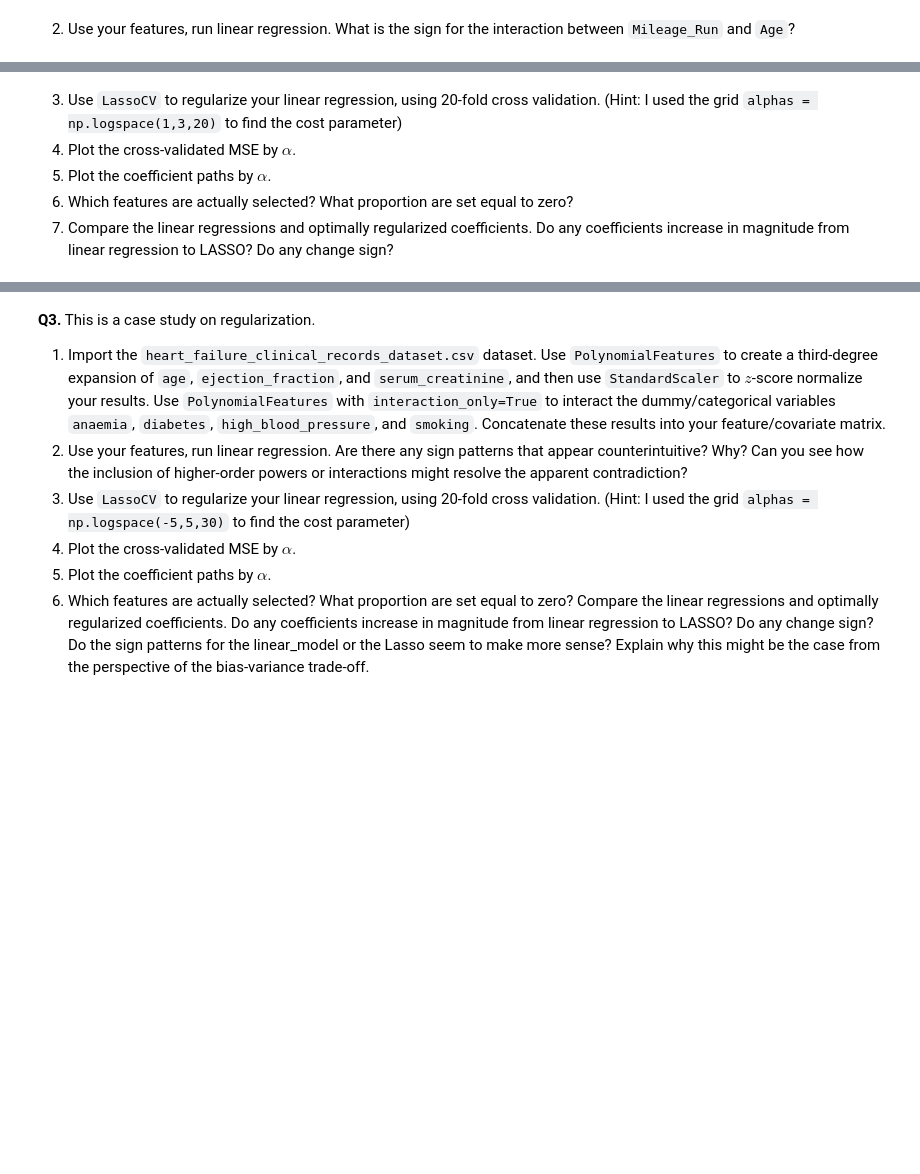
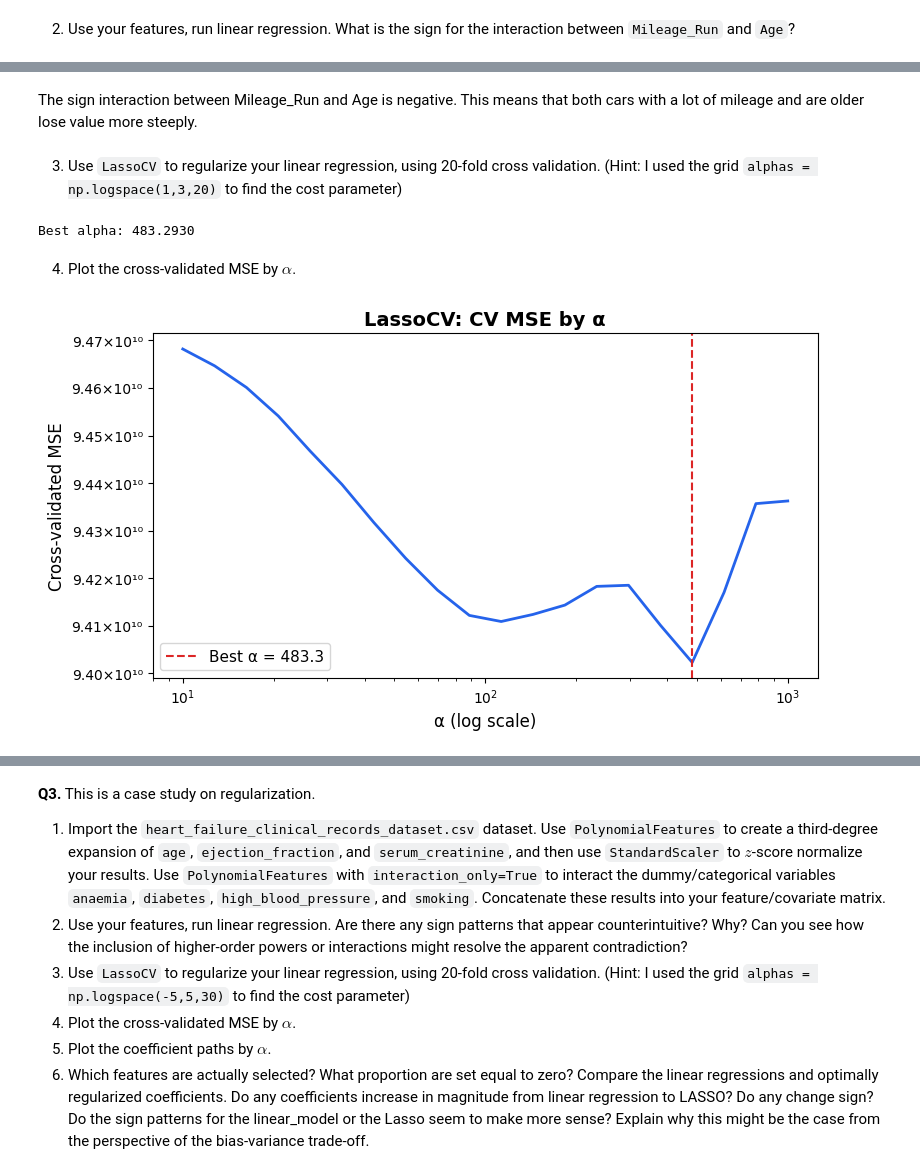
Before and after one commit to natekim416/Wrangling-and-EDA, a Jupyter notebook: 04_assignment_regularization.ipynb, the cells around one changed output, grey strips where cells are left out. Drawn from its saved outputs; the diff is of its cells as text; code cells hidden in the pictures; blank space fills up the shorter version.

```diff
--- a/04_assignment_regularization.ipynb
+++ b/04_assignment_regularization.ipynb
@@ -36,7 +36,7 @@ import matplotlib.ticker as ticker
 from sklearn.preprocessing import PolynomialFeatures, StandardScaler
 from sklearn.linear_model import LinearRegression, LassoCV, Lasso
 
-df = pd.read_csv("cars_hw.csv", index_col=0)
+df = pd.read_csv("data/cars_hw.csv", index_col=0)
 df["Age"] = 2024 - df["Make_Year"]
 
 X_raw = df[["Mileage_Run", "Age"]].values
@@ -64,6 +71,31 @@ NameError: name 'LinearRegression' is not defined
+# %% [markdown]
+The sign interaction between Mileage_Run and Age is negative. This means that both cars with a lot of mileage and are older lose value more steeply.
 # %% [markdown]
 3. Use `LassoCV` to regularize your linear regression, using 20-fold cross validation. (Hint: I used the grid `alphas = np.logspace(1,3,20)` to find the cost parameter)
-4. Plot the cross-validated MSE by $\alpha$.
-5. Plot the coefficient paths by $\alpha$.
-6. Which features are actually selected? What proportion are set equal to zero?
-7. Compare the linear regressions and optimally regularized coefficients. Do any coefficients increase in magnitude from linear regression to LASSO? Do any change sign?
+# %%
+alphas = np.logspace(1, 3, 20)
+lasso_cv = LassoCV(alphas=alphas, cv=20, max_iter=10000).fit(X_scaled, y)
+print(f"\nBest alpha: {lasso_cv.alpha_:.4f}")
+# %% [output]
+Best alpha: 483.2930
+# %% [markdown]
+
+4. Plot the cross-validated MSE by $\alpha$.
+# %%
+mse_path = np.mean(lasso_cv.mse_path_, axis=1)
+
+fig, ax = plt.subplots(figsize=(8, 4.5))
+ax.plot(lasso_cv.alphas_, mse_path, color="#2563eb", linewidth=2)
+ax.axvline(lasso_cv.alpha_, color="#dc2626", linestyle="--", linewidth=1.5,
+           label=f"Best α = {lasso_cv.alpha_:.1f}")
+ax.set_xscale("log")
+ax.set_xlabel("α (log scale)", fontsize=12)
+ax.set_ylabel("Cross-validated MSE", fontsize=12)
+ax.set_title("LassoCV: CV MSE by α", fontsize=14, fontweight="bold")
+ax.legend(fontsize=11)
+ax.yaxis.set_major_formatter(ticker.FuncFormatter(lambda x, _: f"{x/1e10:.2f}×10¹⁰"))
+plt.tight_layout()
+plt.savefig("cv_mse.png", dpi=150)
+plt.show()
+# %% [output]
+[figure, added]
```
Also changed, not shown: parts of 9 cells of this notebook.
